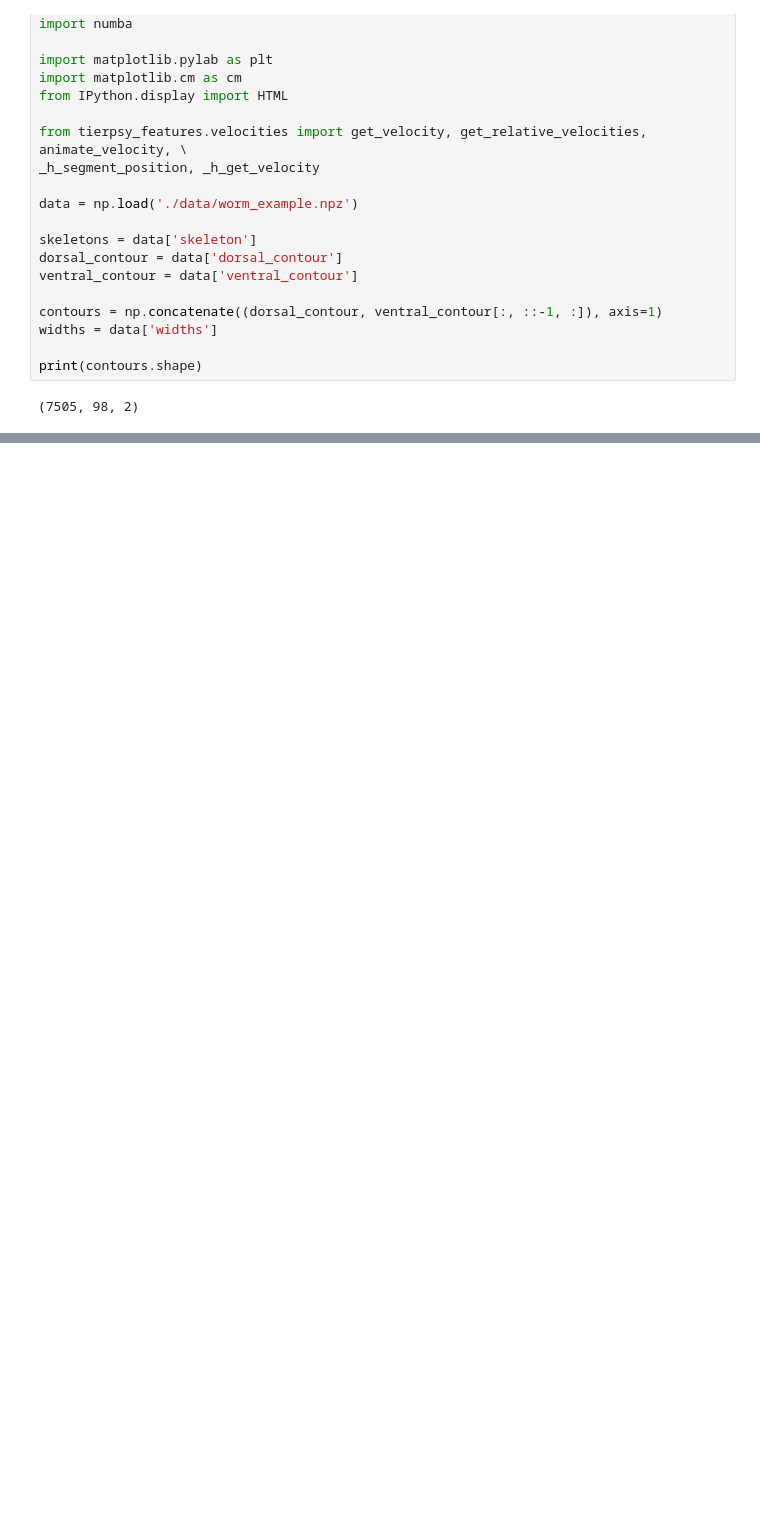
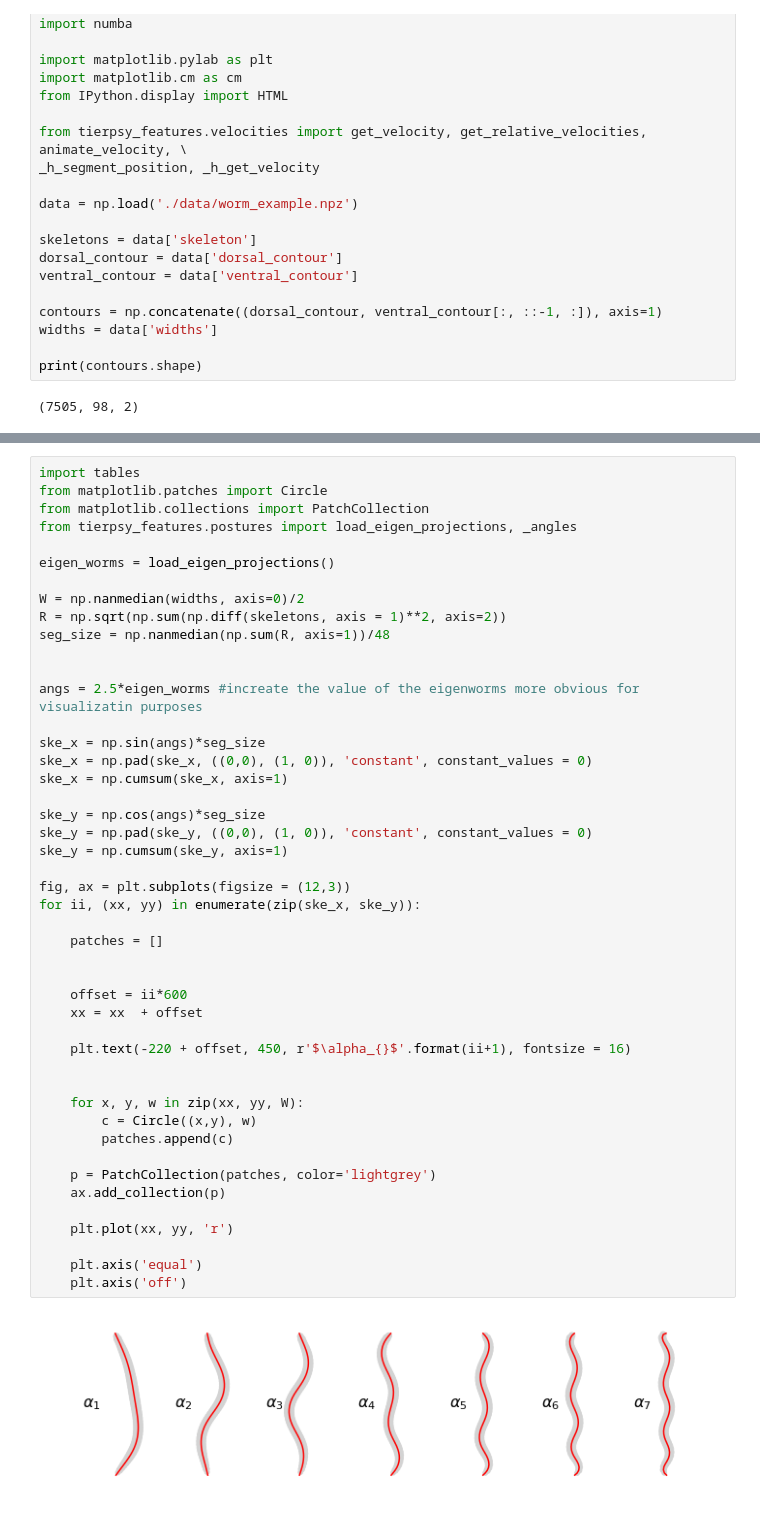
Before and after one commit to ver228/tierpsy-features, a Jupyter notebook: notebooks/Diagrams.ipynb, the cells around one changed output, grey strips where cells are left out. Cells and saved outputs as stored; diff of their text form; blank space fills up the shorter version.

```diff
--- a/notebooks/Diagrams.ipynb
+++ b/notebooks/Diagrams.ipynb
@@ -196,0 +158,48 @@ for eig_w in eigen_worms:
+# %%
+import tables
+from matplotlib.patches import Circle
+from matplotlib.collections import PatchCollection
+from tierpsy_features.postures import load_eigen_projections, _angles
+
+eigen_worms = load_eigen_projections()
+
+W = np.nanmedian(widths, axis=0)/2
+R = np.sqrt(np.sum(np.diff(skeletons, axis = 1)**2, axis=2))
+seg_size = np.nanmedian(np.sum(R, axis=1))/48
+
+
+angs = 2.5*eigen_worms #increate the value of the eigenworms more obvious for visualizatin purposes
+
+ske_x = np.sin(angs)*seg_size
+ske_x = np.pad(ske_x, ((0,0), (1, 0)), 'constant', constant_values = 0)
+ske_x = np.cumsum(ske_x, axis=1)
+
+ske_y = np.cos(angs)*seg_size
+ske_y = np.pad(ske_y, ((0,0), (1, 0)), 'constant', constant_values = 0)
+ske_y = np.cumsum(ske_y, axis=1)
+
+fig, ax = plt.subplots(figsize = (12,3))
+for ii, (xx, yy) in enumerate(zip(ske_x, ske_y)):
+
+    patches = []
+
+
+    offset = ii*600
+    xx = xx  + offset
+
+    plt.text(-220 + offset, 450, r'$\alpha_{}$'.format(ii+1), fontsize = 16)
+
+
+    for x, y, w in zip(xx, yy, W):
+        c = Circle((x,y), w)
+        patches.append(c)
+
+    p = PatchCollection(patches, color='lightgrey')
+    ax.add_collection(p)
+
+    plt.plot(xx, yy, 'r')
+
+    plt.axis('equal')
+    plt.axis('off')
+# %% [output]
+[figure, added]
```
Also changed, not shown: parts of 11 cells of this notebook, 1 other file.
